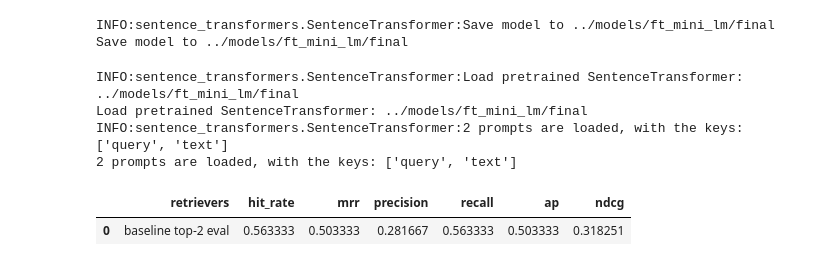
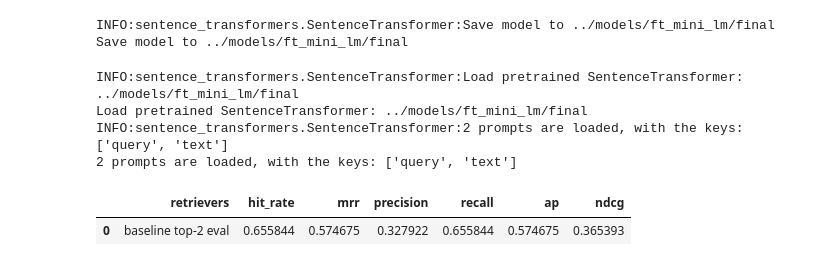
Before and after one commit to amaralcs/rust-rag, a Jupyter notebook: notebooks/01-book-rag.ipynb, the cells around one changed output. Drawn from its saved outputs; the diff is of its cells as text; code cells hidden in the pictures.

```diff
--- a/notebooks/01-book-rag.ipynb
+++ b/notebooks/01-book-rag.ipynb
@@ -488,8 +455,10 @@ Load pretrained SentenceTransformer: ../models/ft_mini_lm/final
 INFO:sentence_transformers.SentenceTransformer:2 prompts are loaded, with the keys: ['query', 'text']
 2 prompts are loaded, with the keys: ['query', 'text']
 # %%
-ft_mini_lm_results = await evaluate_embed_model(qa_dataset, embed_model=loaded_ft_model, retriever_name="ft miniLM top-2 eval", top_k=2)
+ft_mini_lm_results = await evaluate_embed_model(test_dataset, embed_model=loaded_ft_model, retriever_name="ft miniLM top-2 eval", top_k=2)
 ft_mini_lm_results
-# %% [output]
-|  | retrievers | hit_rate | mrr | precision | recall | ap | ndcg |
-| 0 | baseline top-2 eval | 0.563333 | 0.503333 | 0.281667 | 0.563333 | 0.503333 | 0.318251 |
+# %%
+ft_mini_lm_results
+# %% [output]
+|  | retrievers | hit_rate | mrr | precision | recall | ap | ndcg |
+| 0 | baseline top-2 eval | 0.655844 | 0.574675 | 0.327922 | 0.655844 | 0.574675 | 0.365393 |
```
Also changed, not shown: parts of 5 cells of this notebook.
